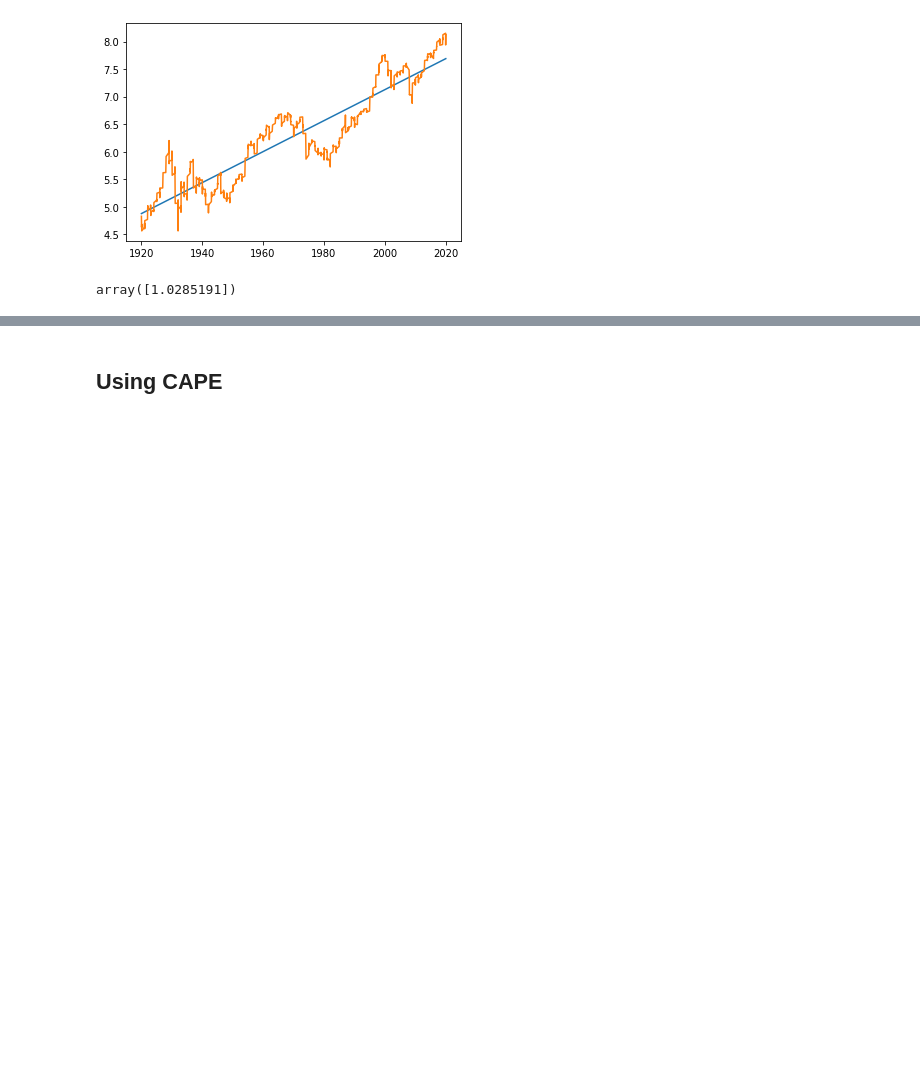
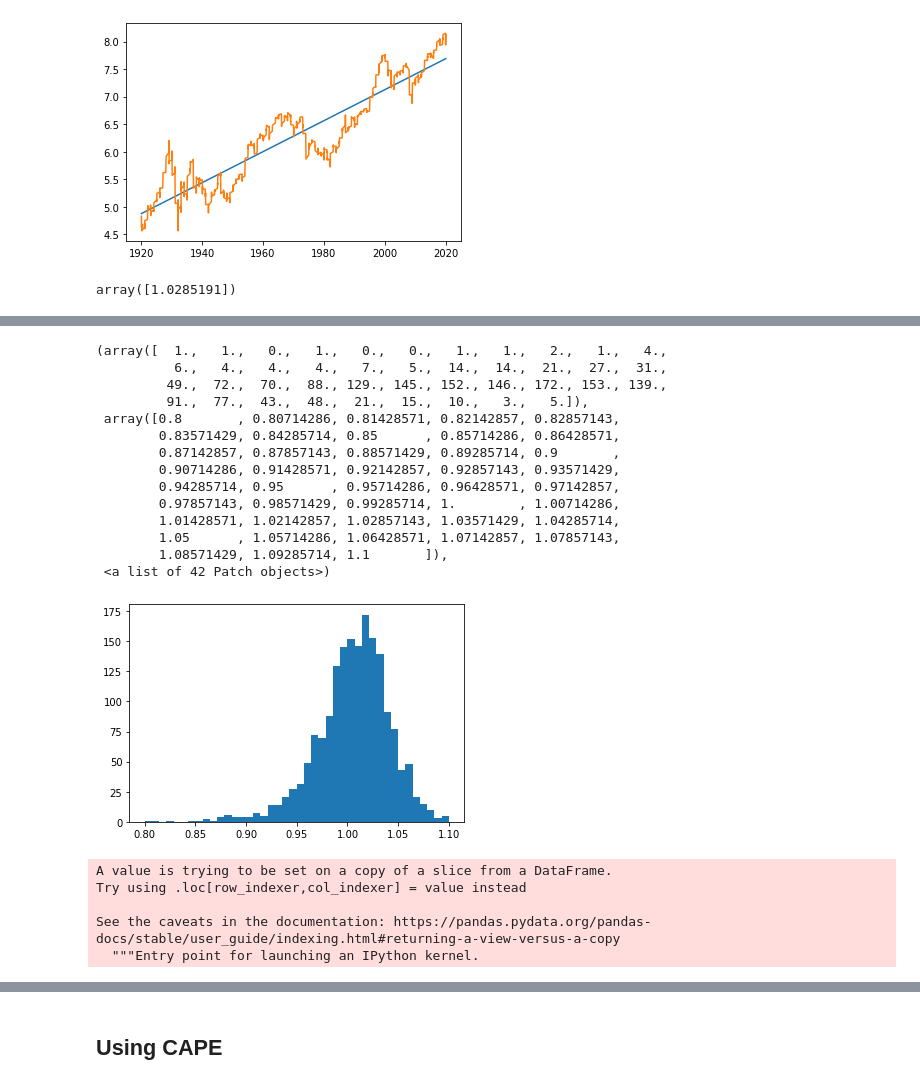
Before and after one commit to jvalansi/notebooks, a Jupyter notebook: S&P500.ipynb, the cells around one changed output, grey strips where cells are left out. Cells and saved outputs as stored; diff of their text form; code cells hidden in the pictures; blank space fills up the shorter version.

```diff
--- a/S&P500.ipynb
+++ b/S&P500.ipynb
@@ -390,0 +418,18 @@ array([16.67127304])
+# %%
+plt.hist(df['Adj Close Diff'], range=[0.8,1.1], bins=int(len(df)**.5))
+# %% [output]
+(array([  1.,   1.,   0.,   1.,   0.,   0.,   1.,   1.,   2.,   1.,   4.,
+          6.,   4.,   4.,   4.,   7.,   5.,  14.,  14.,  21.,  27.,  31.,
+         49.,  72.,  70.,  88., 129., 145., 152., 146., 172., 153., 139.,
+         91.,  77.,  43.,  48.,  21.,  15.,  10.,   3.,   5.]),
+ array([0.8       , 0.80714286, 0.81428571, 0.82142857, 0.82857143,
+        0.83571429, 0.84285714, 0.85      , 0.85714286, 0.86428571,
+        0.87142857, 0.87857143, 0.88571429, 0.89285714, 0.9       ,
+        0.90714286, 0.91428571, 0.92142857, 0.92857143, 0.93571429,
+        0.94285714, 0.95      , 0.95714286, 0.96428571, 0.97142857,
+        0.97857143, 0.98571429, 0.99285714, 1.        , 1.00714286,
+        1.01428571, 1.02142857, 1.02857143, 1.03571429, 1.04285714,
+        1.05      , 1.05714286, 1.06428571, 1.07142857, 1.07857143,
+        1.08571429, 1.09285714, 1.1       ]),
+ <a list of 42 Patch objects>)
+[figure, added]
@@ -390,0 +438,8 @@ array([16.67127304])
+# %%
+yearly_df['Adj Close Diff'] = yearly_df['Price.1']/yearly_df['Price.1'].shift()
+# %% [output]
+A value is trying to be set on a copy of a slice from a DataFrame.
+Try using .loc[row_indexer,col_indexer] = value instead
+
+See the caveats in the documentation: https://pandas.pydata.org/pandas-docs/stable/user_guide/indexing.html#returning-a-view-versus-a-copy
+  """Entry point for launching an IPython kernel.
```
Also changed, not shown: parts of 22 cells of this notebook, 4 other files.
